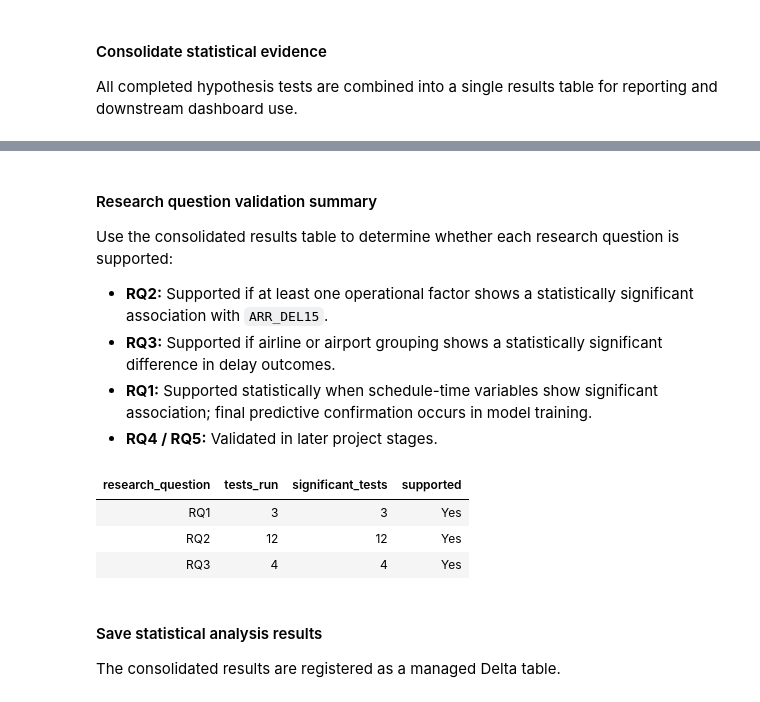
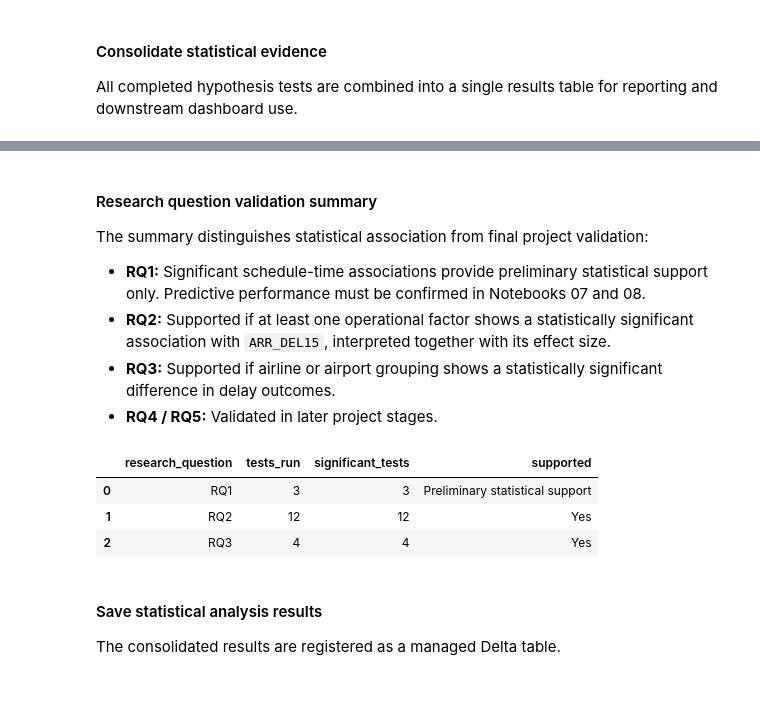
Before and after one commit to DanielmonUNFC/AI-Powered-Flight-Delay-Risk-Prediction-and-Operational-Prioritization, a Jupyter notebook: notebooks/05_statistical_analysis.ipynb, the cells around one changed output, grey strips where cells are left out. Drawn from its saved outputs; the diff is of its cells as text; code cells hidden in the pictures.

Commit message:
Finalize notebook modeling and evaluation workflow

```diff
--- a/notebooks/05_statistical_analysis.ipynb
+++ b/notebooks/05_statistical_analysis.ipynb
@@ -825,32 +821,45 @@ display(statistical_results_df.orderBy("research_question", "factor"))
 # %% [markdown]
 #### Research question validation summary
 
-Use the consolidated results table to determine whether each research question is supported:
+The summary distinguishes statistical association from final project validation:
 
-- **RQ2:** Supported if at least one operational factor shows a statistically significant association with `ARR_DEL15`.
+- **RQ1:** Significant schedule-time associations provide preliminary statistical support only. Predictive performance must be confirmed in Notebooks 07 and 08.
+- **RQ2:** Supported if at least one operational factor shows a statistically significant association with `ARR_DEL15`, interpreted together with its effect size.
 - **RQ3:** Supported if airline or airport grouping shows a statistically significant difference in delay outcomes.
-- **RQ1:** Supported statistically when schedule-time variables show significant association; final predictive confirmation occurs in model training.
 - **RQ4 / RQ5:** Validated in later project stages.
 # %%
 validation_summary = (
     statistical_results_pdf
     .groupby("research_question", as_index=False)
     .agg(
         tests_run=("factor", "count"),
-        significant_tests=("decision", lambda s: (s == "Reject H0").sum()),
-        supported=(
+        significant_tests=(
             "decision",
-            lambda s: "Yes" if (s == "Reject H0").any() else "No",
+            lambda values: (values == "Reject H0").sum(),
         ),
     )
 )
 
+validation_summary["supported"] = validation_summary.apply(
+    lambda row: (
+        "Preliminary statistical support"
+        if row["research_question"] == "RQ1"
+        and row["significant_tests"] > 0
+        else (
+            "Yes"
+            if row["significant_tests"] > 0
+            else "No"
+        )
+    ),
+    axis=1,
+)
+
 display(spark.createDataFrame(validation_summary))
 # %% [output]
-| research_question | tests_run | significant_tests | supported |
-| RQ1 | 3 | 3 | Yes |
-| RQ2 | 12 | 12 | Yes |
-| RQ3 | 4 | 4 | Yes |
+|  | research_question | tests_run | significant_tests | supported |
+| 0 | RQ1 | 3 | 3 | Preliminary statistical support |
+| 1 | RQ2 | 12 | 12 | Yes |
+| 2 | RQ3 | 4 | 4 | Yes |
 # %% [markdown]
 #### Save statistical analysis results
 
```
Also changed, not shown: parts of 15 cells of this notebook, 14 other files.
